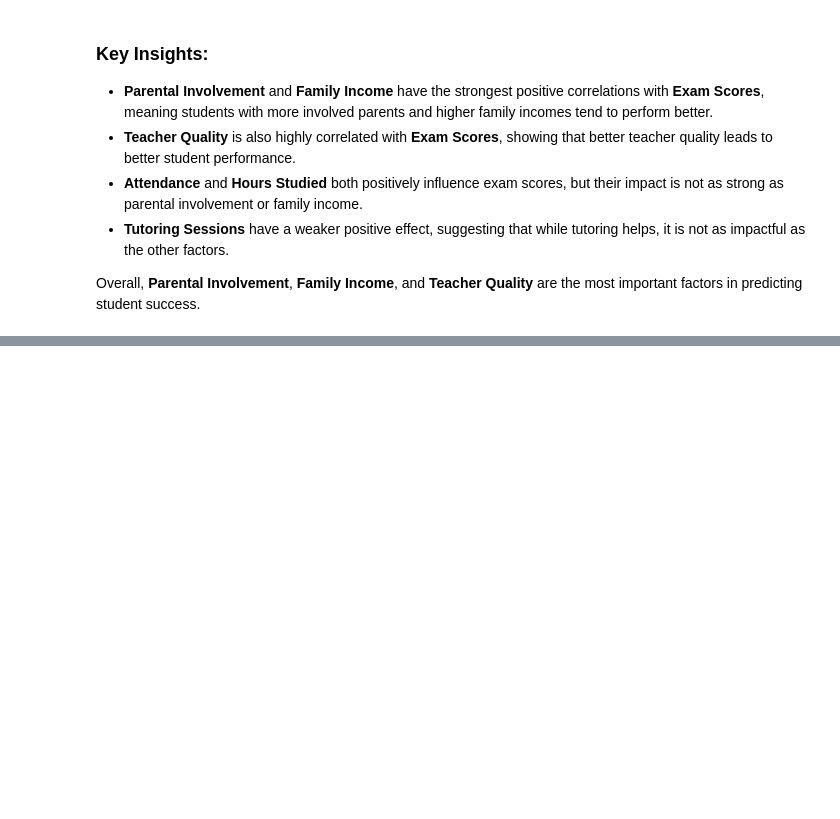
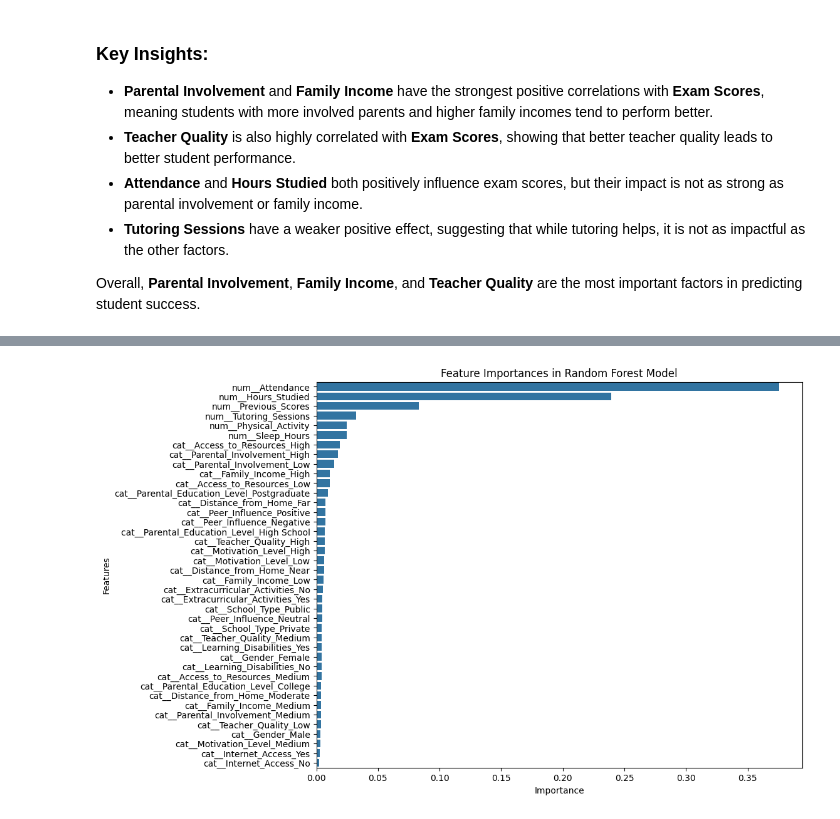
Before and after one commit to hbedros/data622-assignment2, a Jupyter notebook: notebook/EDA_Dataset.ipynb, the cells around one changed output, grey strips where cells are left out. Saved outputs shown, nothing was run; the diff lists cells and outputs as text; code cells hidden in the pictures; blank space fills up the shorter version.

```diff
--- a/notebook/EDA_Dataset.ipynb
+++ b/notebook/EDA_Dataset.ipynb
@@ -489,0 +494,84 @@ Overall, **Parental Involvement**, **Family Income**, and **Teacher Quality** ar
+# %%
+import pandas as pd
+from sklearn.model_selection import train_test_split
+from sklearn.ensemble import RandomForestRegressor
+from sklearn.metrics import mean_absolute_error, mean_squared_error, r2_score
+from sklearn.preprocessing import OneHotEncoder
+from sklearn.compose import ColumnTransformer
+from sklearn.pipeline import Pipeline
+from sklearn.impute import SimpleImputer
+from sklearn.preprocessing import StandardScaler
+
+
+# Use all the variables for X and only Exam_Score for y
+X = dataset.drop('Exam_Score', axis=1)
+y = dataset['Exam_Score']
+
+# Identify categorical and numerical variables
+categorical_cols = X.select_dtypes(include=['object']).columns
+numerical_cols = X.select_dtypes(exclude=['object']).columns
+
+# This will help process numerical variables
+numerical_transformer = Pipeline(steps=[
+    ('imputer', SimpleImputer(strategy='mean')),
+    ('scaler', StandardScaler())
+])
+
+# This will help process categorical variables
+categorical_transformer = Pipeline(steps=[
+    ('imputer', SimpleImputer(strategy='most_frequent')),
+    ('onehot', OneHotEncoder(handle_unknown='ignore'))
+])
+
+# This transorms different columns
+preprocessor = ColumnTransformer(
+    transformers=[
+        ('num', numerical_transformer, numerical_cols),
+        ('cat', categorical_transformer, categorical_cols)
+    ])
+
+model = Pipeline(steps=[
+    ('preprocessor', preprocessor),
+    ('regressor', RandomForestRegressor(random_state=42))
+])
+
+# Splits the data into test and train
+X_train, X_test, y_train, y_test = train_test_split(X, y, test_size=0.2, random_state=42)
+
+# Makes the model
+model.fit(X_train, y_train)
+
+# Make predictions
+y_pred = model.predict(X_test)
+
+# Calculates statistics to evaluate the model
+mae = mean_absolute_error(y_test, y_pred)
+mse = mean_squared_error(y_test, y_pred)
+r2 = r2_score(y_test, y_pred)
+
+# Results
+print("Mean Absolute Error:", mae)
+print("Mean Squared Error:", mse)
+print("R² Score:", r2)
+
+# Determine the most important features from this random forest model
+importances = model.named_steps['regressor'].feature_importances_
+feature_names = model.named_steps['preprocessor'].get_feature_names_out()
+
+# Create a dataframe for features and their importance
+feature_importance_df = pd.DataFrame({
+    'Feature': feature_names,
+    'Importance': importances
+})
+
+# Sort the dataframe by importance in descending order
+feature_importance_df = feature_importance_df.sort_values(by='Importance', ascending=False)
+
+# Plot these features
+plt.figure(figsize=(10, 8))
+sns.barplot(x='Importance', y='Feature', data=feature_importance_df)
+plt.title("Feature Importances in Random Forest Model")
+plt.xlabel("Importance")
+plt.ylabel("Features")
+plt.show()
+# %% [output]
@@ -489,0 +581 @@ Overall, **Parental Involvement**, **Family Income**, and **Teacher Quality** ar
+[figure, added]
```
Also changed, not shown: parts of 3 cells of this notebook.
